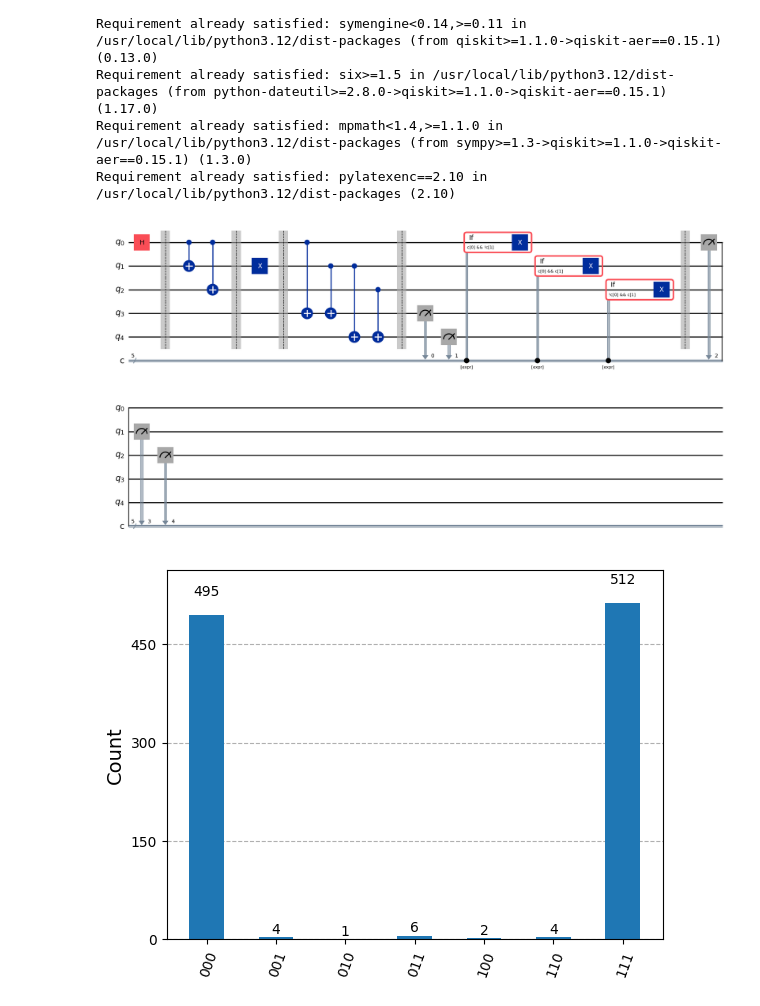
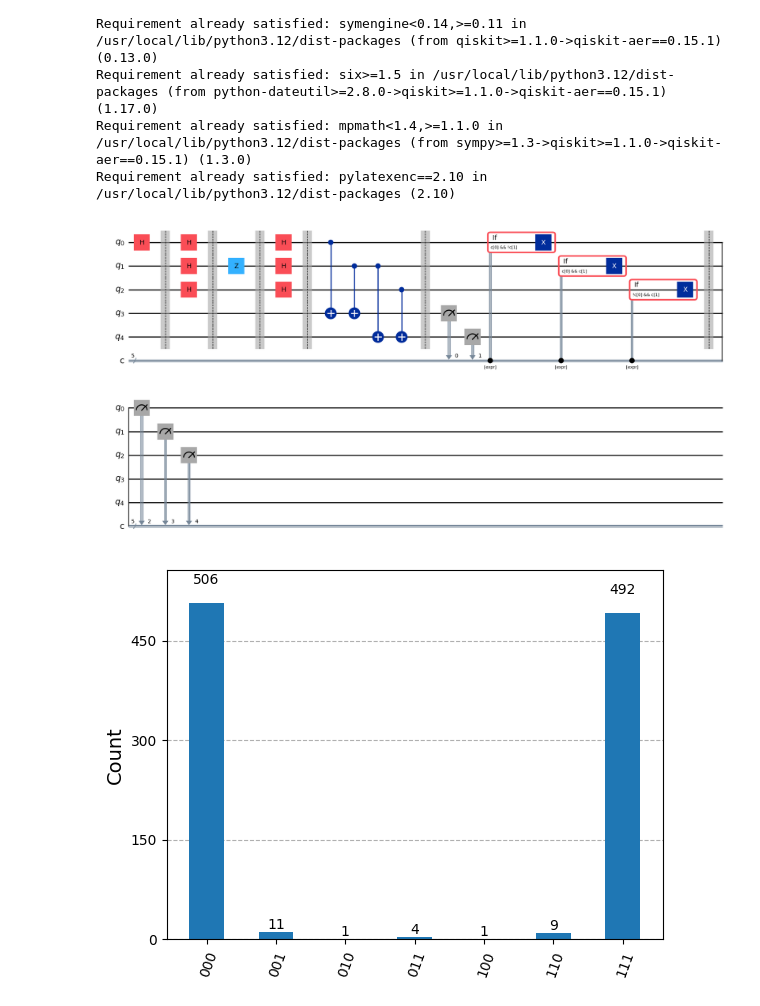
Before and after one commit to KWONGMINGWEI-UOFG/SIT-UofG-QC, a Jupyter notebook: QC-Lab4-B.ipynb, the cells around one changed output. Cells and saved outputs as stored; diff of their text form; code cells hidden in the pictures.

```diff
--- a/QC-Lab4-B.ipynb
+++ b/QC-Lab4-B.ipynb
@@ -64,65 +64,68 @@ phase.h(2)
 
 # Another barrier
 
-flip.barrier()
+phase.barrier()
 
-# Add a bit-flip error
-# Try errors on the other qubits, and check that the code corrects any single bit flip error.
-# What happens if you flip two qubits?
-# What happens if you introduce a phase flip error?
 
-flip.x(1)
+phase.z(1)
 
 # Another barrier
 
-flip.barrier()
+phase.barrier()
+
+# 4. Decoding (Change basis back to Z-basis), converts the Z error to an X error
+
+phase.h(0)
+phase.h(1)
+phase.h(2)
+
+phase.barrier()
 
 # Syndrome measurements
+phase.cx(0, 3)
+phase.cx(1, 3)
+phase.cx(1, 4)
+phase.cx(2, 4)
 
-flip.cx(0,3)
-flip.cx(1,3)
-flip.cx(1,4)
-flip.cx(2,4)
+phase.barrier()
 
-flip.barrier()
-
-flip.measure([3,4],[0,1])
+phase.measure([3,4],[0,1])
 
 # Conditional application of X to qubits 0, 1 and 2
 # if c0 and not c1 then X(q0)
 # if c0 and c1 then X(q1)
 # if not c0 and c1 then X(q2)
 
-with flip.if_test(expr.logic_and(flip.clbits[0],expr.logic_not(flip.clbits[1]))):
-    flip.x(0)
+with phase.if_test(expr.logic_and(phase.clbits[0],expr.logic_not(phase.clbits[1]))):
+    phase.x(0)
 
-with flip.if_test(expr.logic_and(flip.clbits[0],flip.clbits[1])):
-    flip.x(1)
+with phase.if_test(expr.logic_and(phase.clbits[0],phase.clbits[1])):
+    phase.x(1)
 
-with flip.if_test(expr.logic_and(expr.logic_not(flip.clbits[0]),flip.clbits[1])):
-    flip.x(2)
+with phase.if_test(expr.logic_and(expr.logic_not(phase.clbits[0]),phase.clbits[1])):
+    phase.x(2)
 
-flip.barrier()
+phase.barrier()
 
 # The original state of qubit 0 was encoded by being "spread" across qubits 1 and 2.
 # We are now back in that encoded state.
 # Because of the entanglement, measuring qubits 0, 1 and 2
 # should give the same statistics as measuring the original qubit 0.
 
 # You can also implement the final decoding, putting the state back into a single qubit, and measuring it.
 
-flip.measure([0,1,2],[2,3,4])
+phase.measure([0,1,2],[2,3,4])
 
 # Check the circuit
 
-flip.draw("mpl")
+phase.draw("mpl")
 # %% [output]
-[figure, old version]
+[figure, new version]
 # %%
 # Simulate and plot results
 
 backend = GenericBackendV2(num_qubits=5, control_flow=True)
-compiled = transpile(flip, backend)
+compiled = transpile(phase, backend)
 job_sim = backend.run(compiled, shots=1024)
 result_sim = job_sim.result()
 counts = result_sim.get_counts(compiled)
@@ -130,4 +133,4 @@ counts = result_sim.get_counts(compiled)
 mcounts = marginal_counts(counts,indices=[2,3,4])
 plot_histogram(mcounts)
 # %% [output]
-[figure, old version]
+[figure, new version]
```
